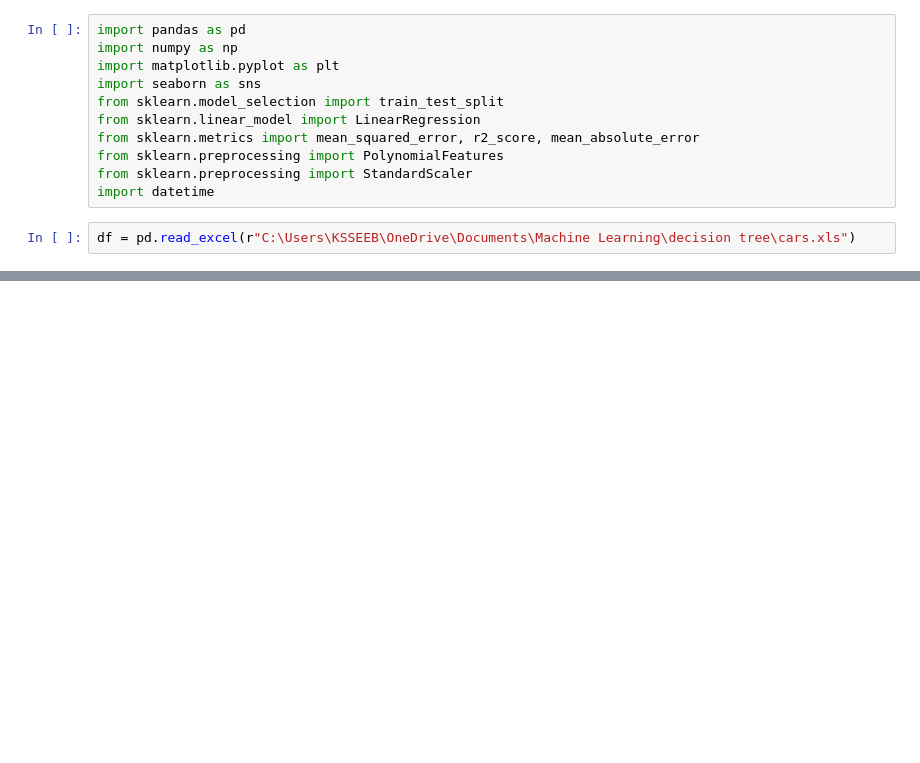
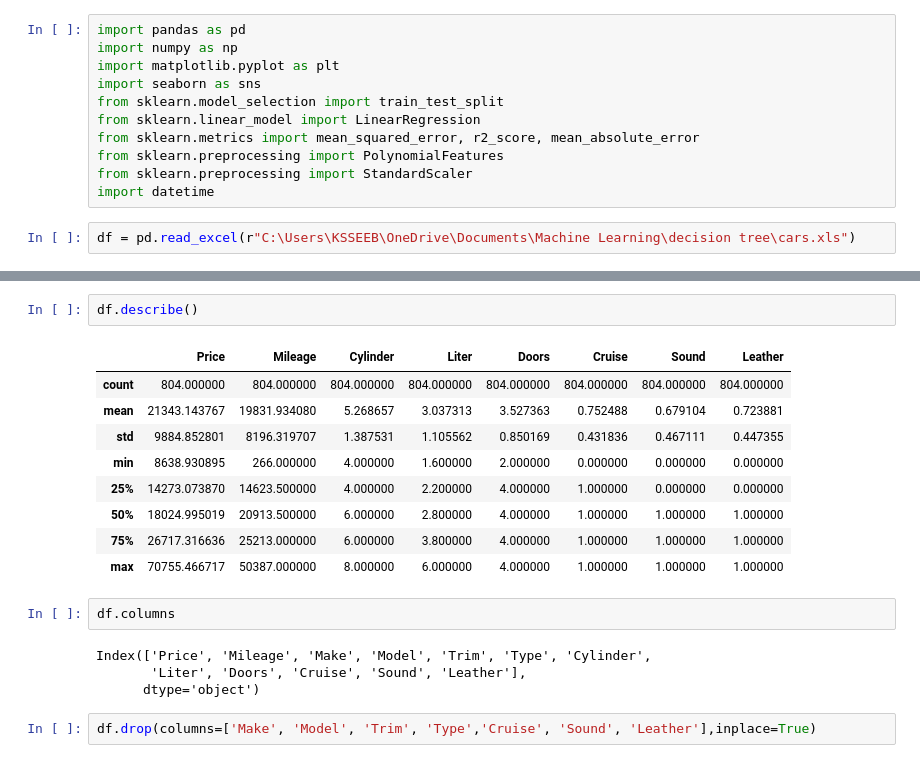
Before and after one commit to rakshume/Machine-Learning, a Jupyter notebook: multilinear regression/cars_analysis.ipynb, the cells around one changed output, grey strips where cells are left out. Drawn from its saved outputs; the diff is of its cells as text; blank space fills up the shorter version.

```diff
--- a/multilinear regression/cars_analysis.ipynb
+++ b/multilinear regression/cars_analysis.ipynb
@@ -13,0 +86,20 @@ df = pd.read_excel(r"C:\Users\KSSEEB\OneDrive\Documents\Machine Learning\decisio
+# %%
+df.describe()
+# %% [output]
+|  | Price | Mileage | Cylinder | Liter | Doors | Cruise | Sound | Leather |
+| count | 804.000000 | 804.000000 | 804.000000 | 804.000000 | 804.000000 | 804.000000 | 804.000000 | 804.000000 |
+| mean | 21343.143767 | 19831.934080 | 5.268657 | 3.037313 | 3.527363 | 0.752488 | 0.679104 | 0.723881 |
+| std | 9884.852801 | 8196.319707 | 1.387531 | 1.105562 | 0.850169 | 0.431836 | 0.467111 | 0.447355 |
+| min | 8638.930895 | 266.000000 | 4.000000 | 1.600000 | 2.000000 | 0.000000 | 0.000000 | 0.000000 |
+| 25% | 14273.073870 | 14623.500000 | 4.000000 | 2.200000 | 4.000000 | 1.000000 | 0.000000 | 0.000000 |
+| 50% | 18024.995019 | 20913.500000 | 6.000000 | 2.800000 | 4.000000 | 1.000000 | 1.000000 | 1.000000 |
+| 75% | 26717.316636 | 25213.000000 | 6.000000 | 3.800000 | 4.000000 | 1.000000 | 1.000000 | 1.000000 |
+| max | 70755.466717 | 50387.000000 | 8.000000 | 6.000000 | 4.000000 | 1.000000 | 1.000000 | 1.000000 |
+# %%
+df.columns
+# %% [output]
+Index(['Price', 'Mileage', 'Make', 'Model', 'Trim', 'Type', 'Cylinder',
+       'Liter', 'Doors', 'Cruise', 'Sound', 'Leather'],
+      dtype='object')
+# %%
+df.drop(columns=['Make', 'Model', 'Trim', 'Type','Cruise', 'Sound', 'Leather'],inplace=True)
```
Also changed, not shown: parts of 27 cells of this notebook, 3 other files.
